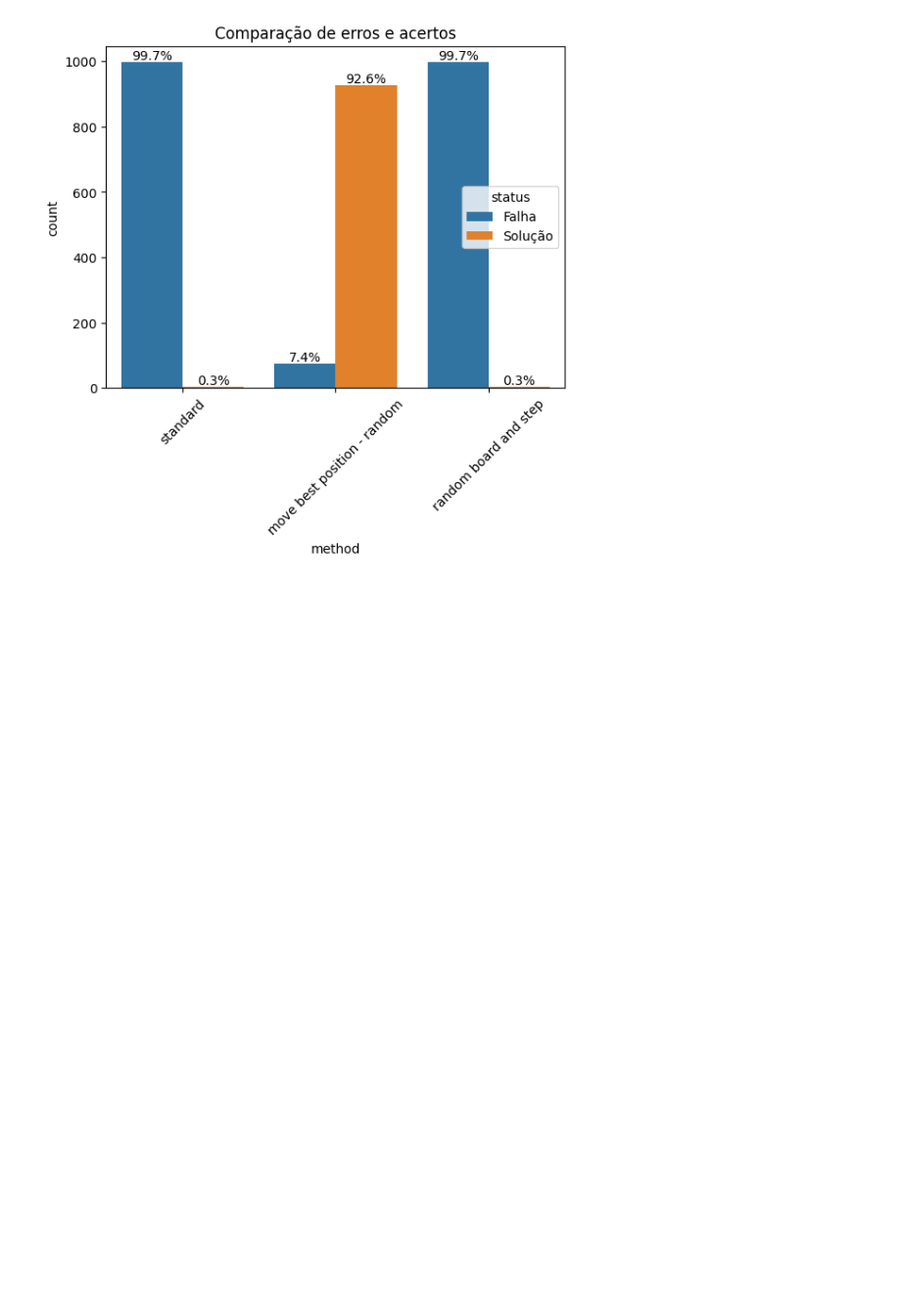
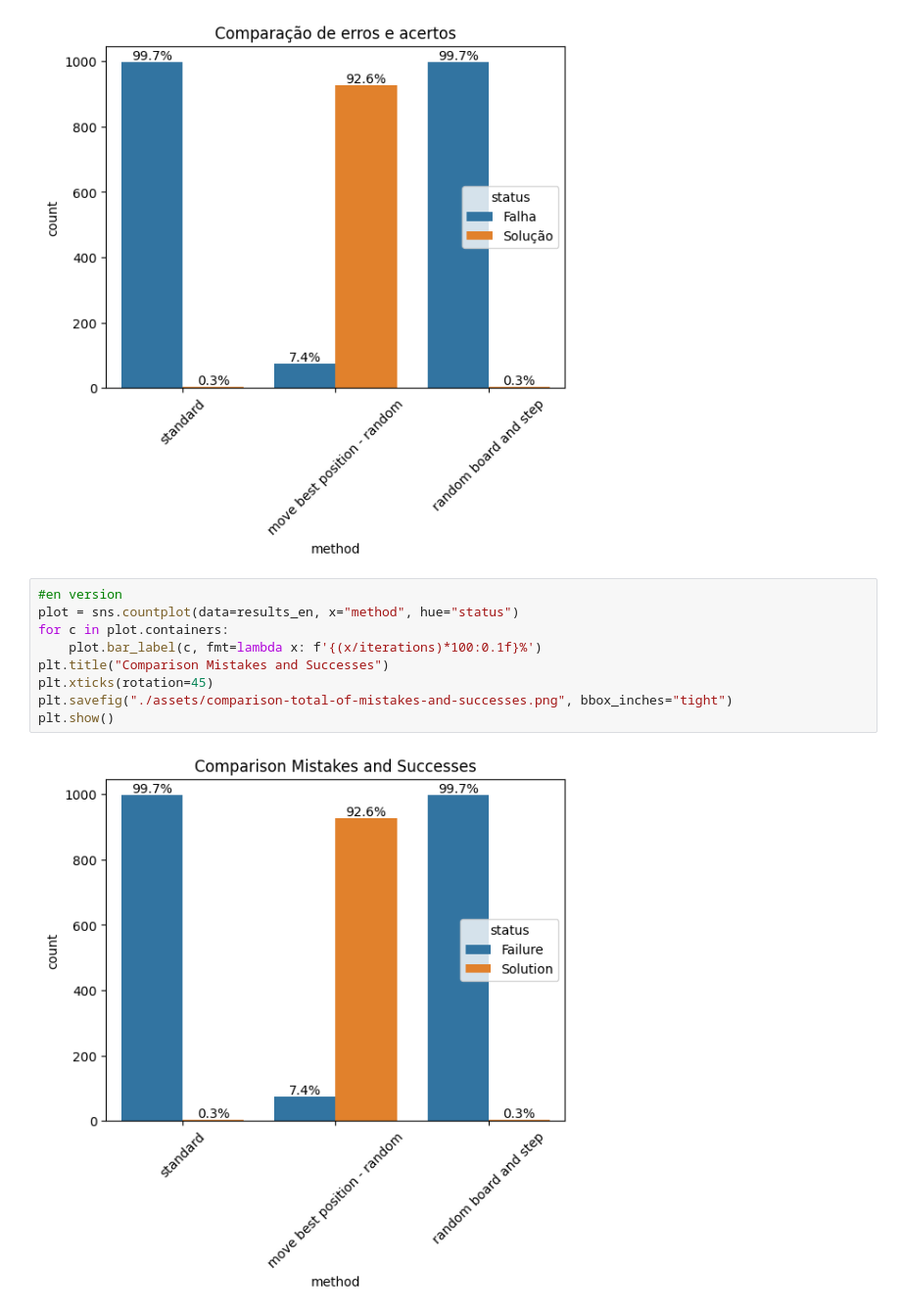
Before and after one commit to Dpbm/n-rainhas, a Jupyter notebook: Nrainhas.ipynb, the cells around one changed output. Shown at 98% size. Saved outputs shown, nothing was run; the diff lists cells and outputs as text; blank space fills up the shorter version.

```diff
--- a/Nrainhas.ipynb
+++ b/Nrainhas.ipynb
@@ -229,3 +247,14 @@ plt.savefig("./assets/comparação-total-erros-acertos.png", bbox_inches="tight"
 plt.show()
 # %% [output]
 [figure]
+# %%
+#en version
+plot = sns.countplot(data=results_en, x="method", hue="status")
+for c in plot.containers:
+    plot.bar_label(c, fmt=lambda x: f'{(x/iterations)*100:0.1f}%')
+plt.title("Comparison Mistakes and Successes")
+plt.xticks(rotation=45)
+plt.savefig("./assets/comparison-total-of-mistakes-and-successes.png", bbox_inches="tight")
+plt.show()
+# %% [output]
+[figure, added]
```
Also changed, not shown: parts of 4 cells of this notebook, 6 other files.
